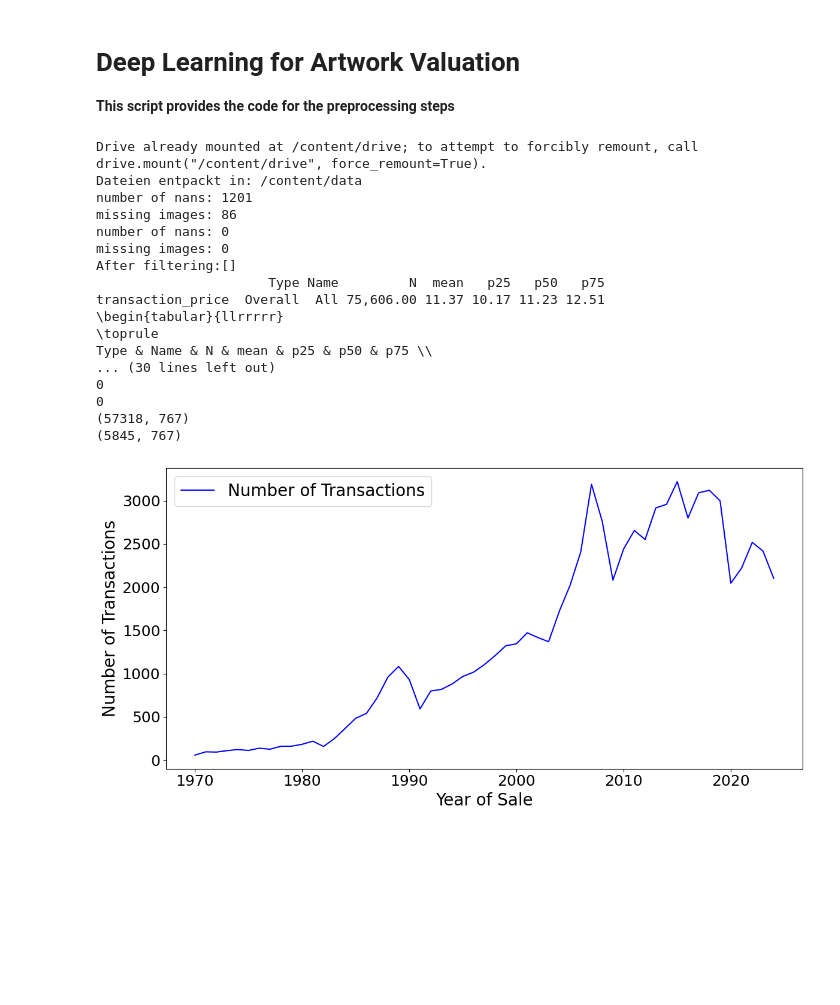
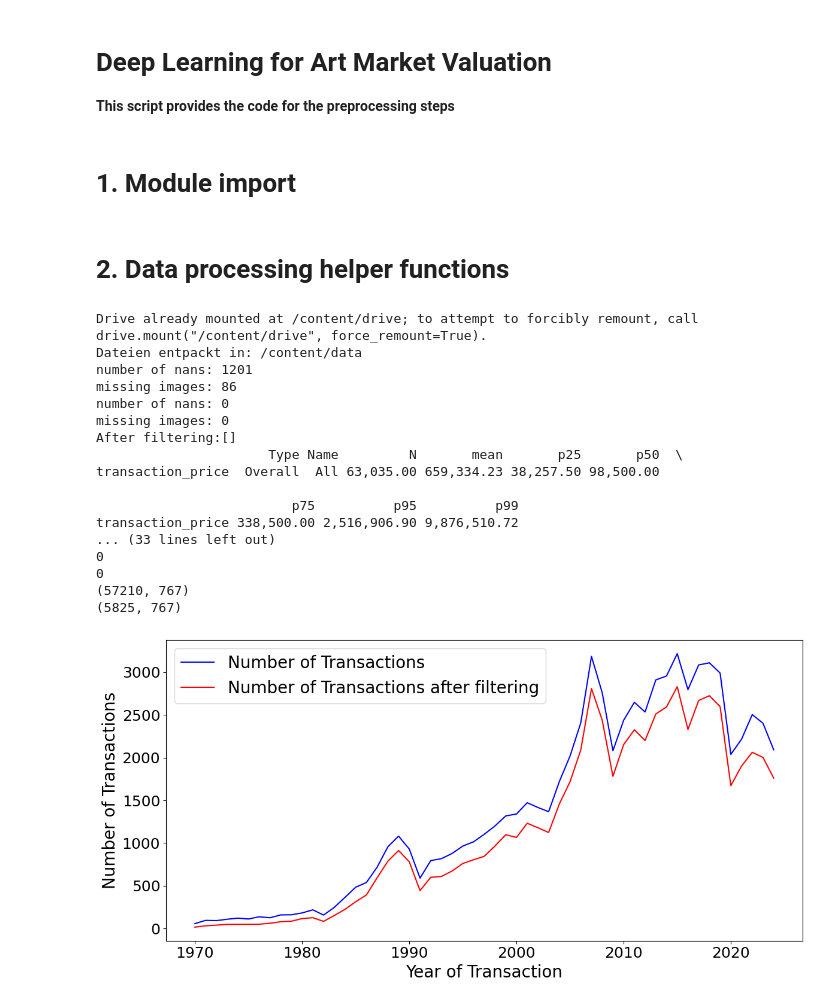
Before and after one commit to janwaelty/Master-Thesis, a Jupyter notebook: data_preprocess.ipynb, the cells around one changed output. Cells and saved outputs as stored; diff of their text form; code cells hidden in the pictures; blank space fills up the shorter version.

```diff
--- a/data_preprocess.ipynb
+++ b/data_preprocess.ipynb
@@ -1,9 +1,11 @@
 # %% [markdown]
 <a href="https://colab.research.google.com/github/janwaelty/Master-Thesis/blob/main/data_preprocess.ipynb" target="_parent"><img src="https://colab.research.google.com/assets/colab-badge.svg" alt="Open In Colab"/></a>
 # %% [markdown]
-# **Deep Learning for Artwork Valuation**
+# **Deep Learning for Art Market Valuation**
 
 **This script provides the code for the preprocessing steps**
+# %% [markdown]
+# 1. Module import
 # %%
 import pandas as pd
 import numpy as np
@@ -26,4 +26,6 @@ import shutil
 import os
 from google.colab import drive
 import zipfile
+# %% [markdown]
+# 2. Data processing helper functions
 # %%
@@ -597,7 +499,6 @@ def get_location_dict():
 }
 # %%
 if __name__ == "__main__":
-
 
   drive.mount('/content/drive')
   artist_data_path= "/content/drive/My Drive/artist_graph_data.xlsx"
@@ -614,23 +515,30 @@ if __name__ == "__main__":
 
 
 
-  # visualizations
+  # image path
+  zip_path = "/content/drive/My Drive/pic.zip"
+  extract_path = "/content/data"
+  load_image_data(zip_path, extract_path)
 
-  visualization_data = repeated_to_single_transactions(artwork_numeric_data)
+  # Check for missing images and filter data accordingly
+  base_dir = "/content/data"
+  image_paths = artwork_numeric_data['image_url'].values
+  missing_images = check_image_existence(image_paths, base_dir)
+  data_filtered = filter_data_for_missing_images(artwork_numeric_data, missing_images, base_dir)
+  print(f"After filtering:{check_image_existence(data_filtered['image_url'],base_dir)} ")
 
-
-  #visualization_data.to_csv('/content/drive/My Drive/visualization_data.csv')
 
 
   selected_vars =  ['category', 'artist', 'transaction_price', 'height',
                   'width', 'aspect_ratio','medium', 'transaction_house',
                     'transaction_year','transaction_date',
-                    'location', 'image_url', 'has_prev_price']
+                    'location', 'image_url', 'has_prev_price', 'prev_transaction_price']
   one_hot_vars = ['category', 'artist', 'medium', 'transaction_house', 'location']
-  numerical_cols = ['height', 'width', 'transaction_year']
+  numerical_cols = ['height', 'width', 'transaction_year', 'aspect_ratio','prev_transaction_price']
+  visualization_data = summary_data(data_filtered, selected_vars, one_hot_vars, numerical_cols, 2022)
 
 
-  X_train, X_test, y_train, y_test = data_split(artwork_numeric_data,
+  X_train, X_test, y_train, y_test = data_split(data_filtered,
                                                  selected_vars,
                                                 one_hot_vars,
                                                 numerical_cols,
@@ -642,30 +550,16 @@ if __name__ == "__main__":
 
 
   plot_categorical_features(visualization_data, categorical_columns, save_dir='./plots/')
-  #plot_avg_sale_prices_over_time(visualization_data)
-  plot_transaction_counts_over_time(visualization_data)
-
-
-  # image
-  zip_path = "/content/drive/My Drive/pic.zip"
-  extract_path = "/content/data"
-  load_image_data(zip_path, extract_path)
-  # Check for missing images
-  base_dir = "/content/data"
-  image_paths = artwork_numeric_data['image_url'].values
-  missing_images = check_image_existence(image_paths, base_dir)
-  data_filtered = filter_data_for_missing_images(artwork_numeric_data, missing_images, base_dir)
-  # check functioning of image data after filtering
-  print(f"After filtering:{check_image_existence(data_filtered['image_url'],base_dir)} ")
-
+  plot_avg_sale_prices_over_time(repeated_to_single_transactions(data_filtered), visualization_data)
+  plot_transaction_counts_over_time(repeated_to_single_transactions(data_filtered),visualization_data)
 
 
   # Compute overall stats
   pd.options.display.float_format = '{:,.2f}'.format
-  overall_stats = visualization_data["transaction_price"].describe(percentiles=[0.25, 0.5, 0.75]).to_frame().T
+  overall_stats = visualization_data["transaction_price"].describe(percentiles=[0.25, 0.5, 0.75, 0.95, 0.99]).to_frame().T
   overall_stats.insert(0, "Type", "Overall")
   overall_stats.insert(1, "Name", "All")
-  overall_stats = overall_stats.rename(columns={"count": "N", "mean": "mean", "25%": "p25", "50%": "p50", "75%": "p75"})[["Type", "Name", "N", "mean", "p25", "p50", "p75"]]
+  overall_stats = overall_stats.rename(columns={"count": "N", "mean": "mean", "25%": "p25", "50%": "p50", "75%": "p75","95%": "p95", "99%": "p99"})[["Type", "Name", "N", "mean", "p25", "p50", "p75", "p95", "p99"]]
   print(overall_stats)
 
   # Function to get top 5 most occurring values with stats
@@ -674,9 +568,9 @@ if __name__ == "__main__":
     stats_list = []
 
     for name, count in top_5.items():
-        stats = visualization_data.loc[visualization_data[column_name] == name, "transaction_price"].describe(percentiles=[0.25, 0.5, 0.75]).to_dict()
+        stats = visualization_data.loc[visualization_data[column_name] == name, "transaction_price"].describe(percentiles=[0.25, 0.5, 0.75, 0.95, 0.99]).to_dict()
         stats["N"] = count
-        stats_list.append({"Type": column_name, "Name": name, "N": count, "mean": stats["mean"], "p25": stats["25%"], "p50": stats["50%"], "p75": stats["75%"]})
+        stats_list.append({"Type": column_name, "Name": name, "N": count, "mean": stats["mean"], "p25": stats["25%"], "p50": stats["50%"], "p75": stats["75%"],"p95": stats["95%"], "p99": stats["99%"]})
 
     return pd.DataFrame(stats_list)
 
@@ -686,13 +580,11 @@ if __name__ == "__main__":
 
   # Combine all tables
   final_table = pd.concat([overall_stats, top_artists_stats, top_transaction_houses_stats], ignore_index=True)
-  final_table[["N", "mean", "p25", "p50", "p75"]] = final_table[["N", "mean", "p25", "p50", "p75"]].astype(int)
+  final_table[["N", "mean", "p25", "p50", "p75", "p95", "p99"]] = final_table[["N", "mean", "p25", "p50", "p75", "p95", "p99"]].astype(int)
 
 
   # Display the final table
   print(final_table.to_latex(index=False))
-
-
 
   print(X_train.columns.equals(X_test.columns))
   print(len(X_train.columns))
@@ -706,39 +598,40 @@ if __name__ == "__main__":
   print(len([x for x in X_train.columns if x.startswith("category_")]))
   print(len([x for x in X_test.columns if x.startswith("category_")]))
   print(len([x for x in X_train.columns if x.startswith("month_")]))
   print(len([x for x in X_test.columns if x.startswith("month_")]))
   print(len([x for x in X_train.columns if x.startswith("location_")]))
   print(len([x for x in X_test.columns if x.startswith("location_")]))
   print(len([x for x in X_train.columns if x.startswith("year")]))
   print(len([x for x in X_test.columns if x.startswith("year")]))
 
   X_train_columns = pd.DataFrame(X_train.columns)
 
   # Saving the column names to a CSV file
   X_train_columns.to_csv('X_train_columns.csv', index=False, header=False)
   X_test_columns = pd.DataFrame(X_test.columns)
 
   # Saving the column names to a CSV file
   X_test_columns.to_csv('X_test_columns.csv', index=False, header=False)
 
   print(X_train.shape)
   print(X_test.shape)
+  X_test.to_csv('X_test.csv', index=False)
 # %% [output]
 Drive already mounted at /content/drive; to attempt to forcibly remount, call drive.mount("/content/drive", force_remount=True).
 Dateien entpackt in: /content/data
 number of nans: 1201
 missing images: 86
 number of nans: 0
 missing images: 0
 After filtering:[]
-                      Type Name         N  mean   p25   p50   p75
-transaction_price  Overall  All 75,606.00 11.37 10.17 11.23 12.51
-\begin{tabular}{llrrrrr}
-\toprule
-Type & Name & N & mean & p25 & p50 & p75 \\
-... (30 lines left out)
+                      Type Name         N       mean       p25       p50  \
+transaction_price  Overall  All 63,035.00 659,334.23 38,257.50 98,500.00
+
+                         p75          p95          p99
+transaction_price 338,500.00 2,516,906.90 9,876,510.72
+... (33 lines left out)
 0
 0
-(57318, 767)
-(5845, 767)
+(57210, 767)
+(5825, 767)
-[figure, old version]
+[figure, new version]
```
Also changed, not shown: parts of 2 cells of this notebook.
